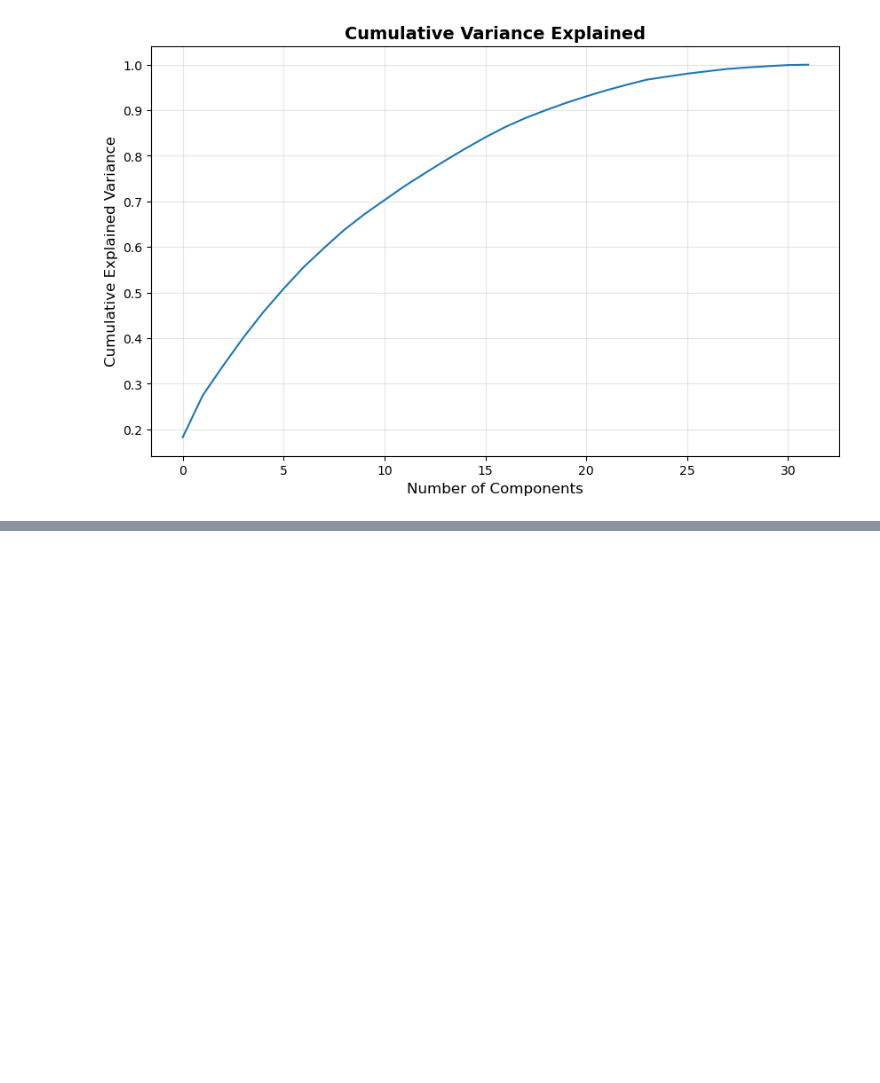
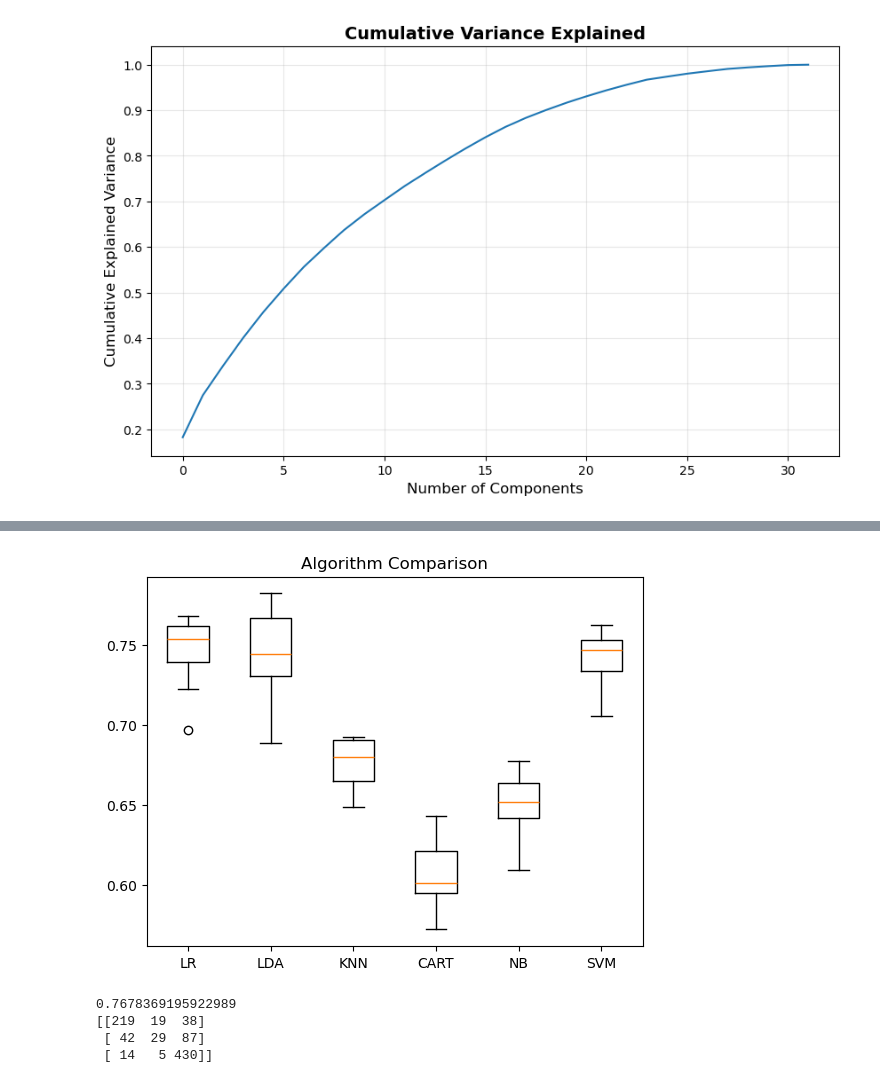
Before and after one commit to sba25155-isabella/CA-1---project-proposal---Isabella-Gubitoso, a Jupyter notebook: Data preparation ok/IsabellaGubitoso_DPrepHDip_CA1.ipynb, the cells around one changed output, grey strips where cells are left out. Drawn from its saved outputs; the diff is of its cells as text; code cells hidden in the pictures; blank space fills up the shorter version.

```diff
--- a/Data preparation ok/IsabellaGubitoso_DPrepHDip_CA1.ipynb
+++ b/Data preparation ok/IsabellaGubitoso_DPrepHDip_CA1.ipynb
@@ -335,7 +355,7 @@ le = LabelEncoder()
 y = le.fit_transform(df.loc[numeric_features.index, 'Target'])
 pca_final = PCA(n_components=n_components_995)
 X_reduced = pca_final.fit_transform(X_scaled)
-X_train, X_test, y_train, y_test = train_test_split(X_reduced, y, test_size=0.20, random_state=1)
+X_train, X_validation, y_train, y_validation = train_test_split(X_reduced, y, test_size=0.20, random_state=1)
 results = []
 names = []
 for name, model in models:
@@ -353,0 +382,6 @@ SVM: 0.742286 (0.016222)
+# %%
+pyplot.boxplot(results, labels=names)
+pyplot.title('Algorithm Comparison')
+pyplot.show()
+# %% [output]
+[figure, added]
@@ -353,0 +392,8 @@ SVM: 0.742286 (0.016222)
+# %%
+print(accuracy_score(y_validation, predictions))
+print(confusion_matrix(y_validation, predictions))
+# %% [output]
+0.7678369195922989
+[[219  19  38]
+ [ 42  29  87]
+ [ 14   5 430]]
```
Also changed, not shown: parts of 19 cells of this notebook.
